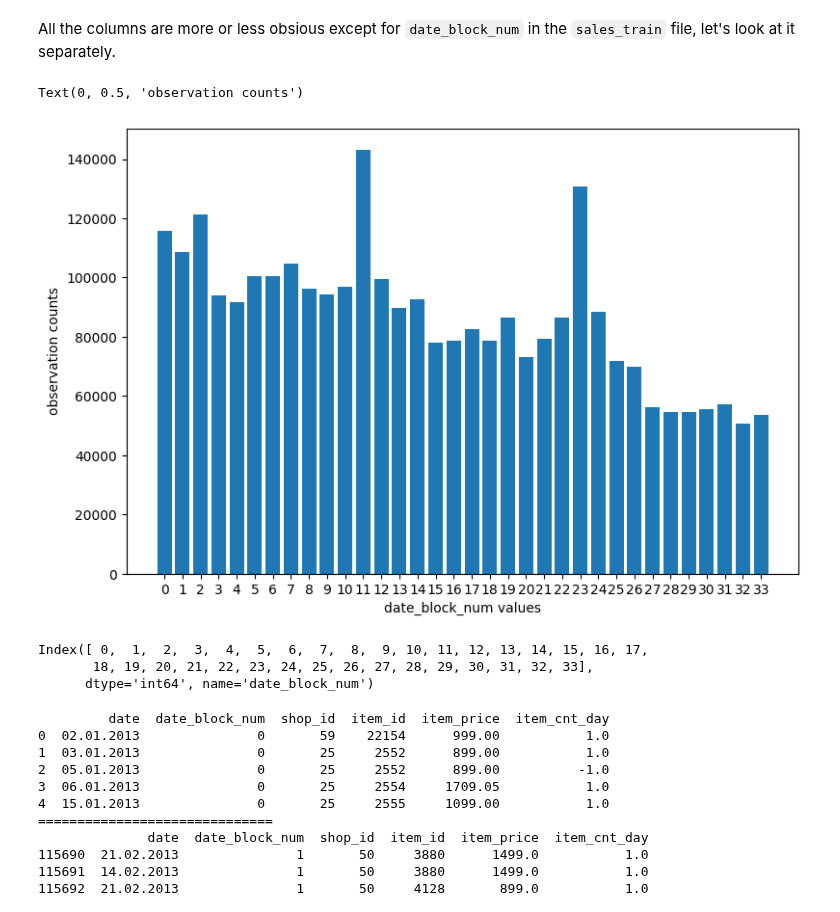
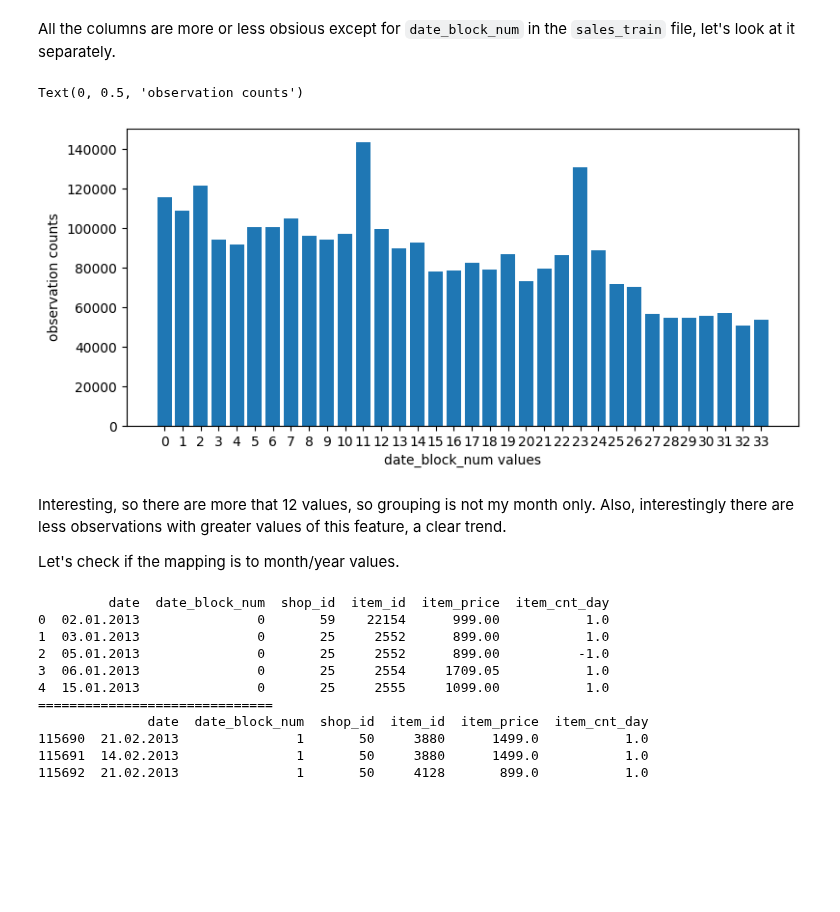
Before and after one commit to igor-cheb/retail_sales_prediction, a Jupyter notebook: EDA.ipynb, the cells around one changed output. Cells and saved outputs as stored; diff of their text form; code cells hidden in the pictures; blank space fills up the shorter version.

```diff
--- a/EDA.ipynb
+++ b/EDA.ipynb
@@ -59,22 +59,19 @@ shops :
 All the columns are more or less obsious except for `date_block_num` in the `sales_train` file, let's look at it separately.
 # %%
 #looking at histogram
-
 cntr = raw_files_di['sales_train']['date_block_num'].value_counts().sort_index()
 
-plt.figure(figsize=[9,6])
+plt.figure(figsize=[9,4])
 plt.bar(cntr.index, cntr.values)
 plt.xticks(ticks=cntr.index, labels=cntr.index);
 plt.xlabel('date_block_num values'); plt.ylabel('observation counts')
 # %% [output]
 Text(0, 0.5, 'observation counts')
-[figure, old version]
+[figure, new version]
-# %%
-cntr.index
-# %% [output]
-Index([ 0,  1,  2,  3,  4,  5,  6,  7,  8,  9, 10, 11, 12, 13, 14, 15, 16, 17,
-       18, 19, 20, 21, 22, 23, 24, 25, 26, 27, 28, 29, 30, 31, 32, 33],
-      dtype='int64', name='date_block_num')
+# %% [markdown]
+Interesting, so there are more that 12 values, so grouping is not my month only. Also, interestingly there are less observations with greater values of this feature, a clear trend.
+
+Let's check if the mapping is to month/year values.
 # %%
 # iterating through values
 for val in raw_files_di['sales_train']['date_block_num'].unique()[:4]:
```
Also changed, not shown: parts of 1 cell of this notebook.
